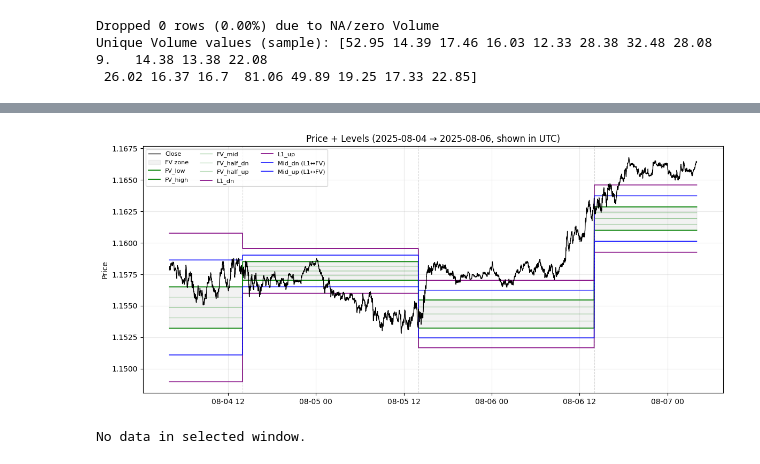
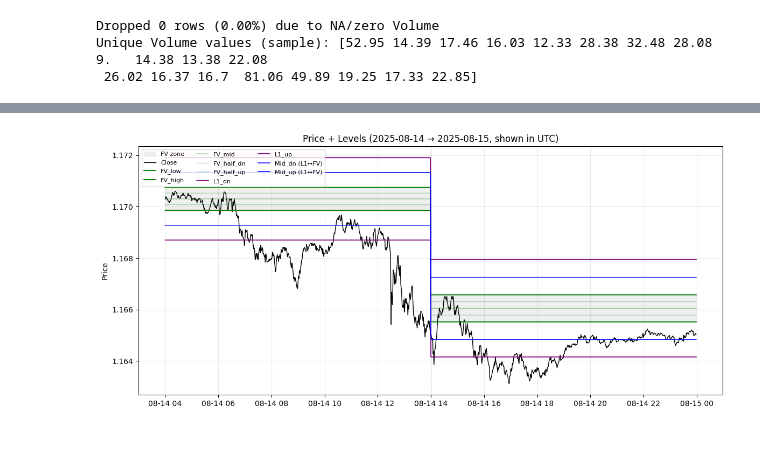
Before and after one commit to Rasul1908/EUR-USD_Short-term_trading, a Jupyter notebook: notebooks/main.ipynb, the cells around one changed output, grey strips where cells are left out. Saved outputs shown, nothing was run; the diff lists cells and outputs as text; code cells hidden in the pictures.

```diff
--- a/notebooks/main.ipynb
+++ b/notebooks/main.ipynb
@@ -67,10 +67,11 @@ Unique Volume values (sample): [52.95 14.39 17.46 16.03 12.33 28.38 32.48 28.08
 # %%
 df = FT.add_ny_session_markers(
     df,
-    dt_col=TS_COL,
+    dt_col="Gmt time",
     market_open_local="09:30",
     market_close_local="16:00",
     warmup_minutes=30,
+    roll_weekends=True,   # <- important
 )
 # %%
 def _to_utc(series: pd.Series) -> pd.Series:
@@ -124,18 +125,18 @@ Volatile days ≈ 14.1% (k_atr=1.25)
 # %%
+
 reload(FLEV)
-
-
 
 df = FLEV.compute_levels(
     df,
-    ts_col=TS_COL,
+    ts_col="Gmt time",
     vwap_mode="rolling_24h",
     vwap_alpha=0.25,
     l1_use=True,
-    ib_k=1.0,
+    ib_k=1.30,                # ← push L1 further out
     vol_score_col="vol_score",
     vol_scale_l1=True,
     vol_scale_fv=False,
+    scale_mode="up_only",     # ← only widen, never shrink on quiet days
 )
 # %%
 import pandas as pd
@@ -340,11 +352,6 @@ def plot_levels_styled(
     plt.show()
 # %%
 # 3 days starting Aug 21, 2021 (UTC x-axis)
-plot_levels_styled(df, start_date="2025-08-04", ndays=3, tz="UTC")
-
-# Custom range with NY x-axis and update markers
-plot_levels_styled(df, start_date="2025-08-23", end_date="2021-08-25",
-                   tz="America/New_York", show_updates=True)
+plot_levels_styled(df, start_date="2025-08-14", ndays=2, tz="UTC")
 # %% [output]
-[figure, old version]
+[figure, new version]
-No data in selected window.
```
Also changed, not shown: parts of 16 cells of this notebook, 4 other files.
